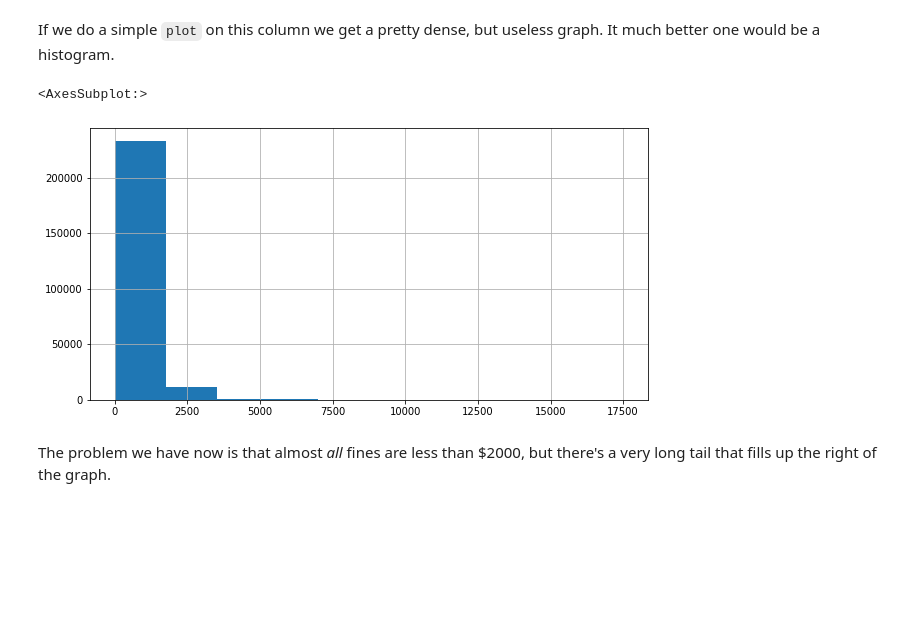
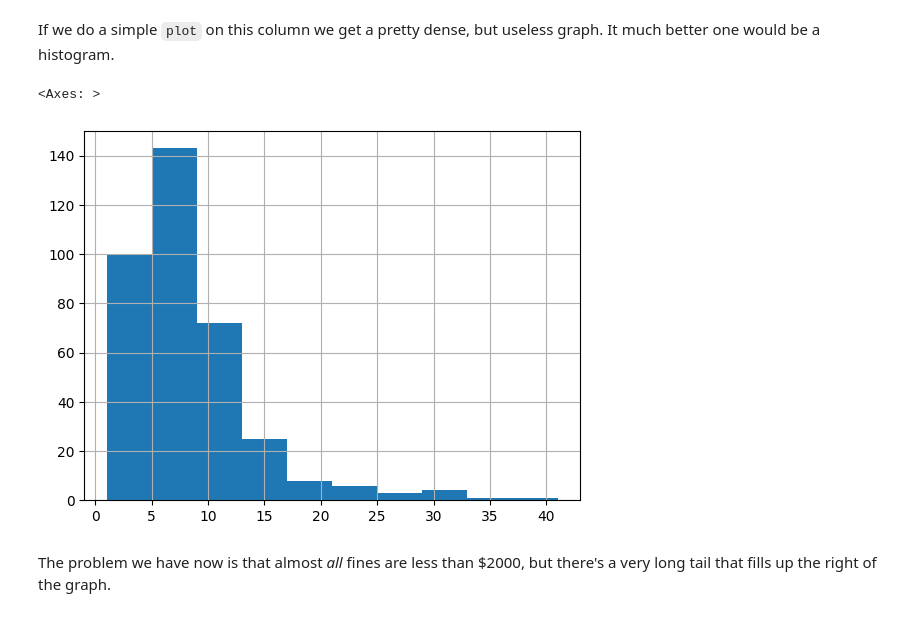
Before and after one commit to emilytan32/data_project_2023, a Jupyter notebook: basic_pandas.ipynb, the cells around one changed output. Drawn from its saved outputs; the diff is of its cells as text; code cells hidden in the pictures; blank space fills up the shorter version.

```diff
--- a/basic_pandas.ipynb
+++ b/basic_pandas.ipynb
@@ -133,10 +133,10 @@ penalty_data["FACE_VALUE"].plot()
 # %% [markdown]
 If we do a simple `plot` on this column we get a pretty dense, but useless graph. It much better one would be a histogram.
-# %%
-penalty_data.FACE_VALUE.hist()
-# %% [output]
-<AxesSubplot:>
-[figure, removed]
+# %%
+ski_df.lifts.hist()
+# %% [output]
+<Axes: >
+[figure, added]
 # %% [markdown]
 The problem we have now is that almost _all_ fines are less than $2000, but there's a very long tail that fills up the right of the graph.
 # %% [markdown]
```
Also changed, not shown: parts of 5 cells of this notebook.
